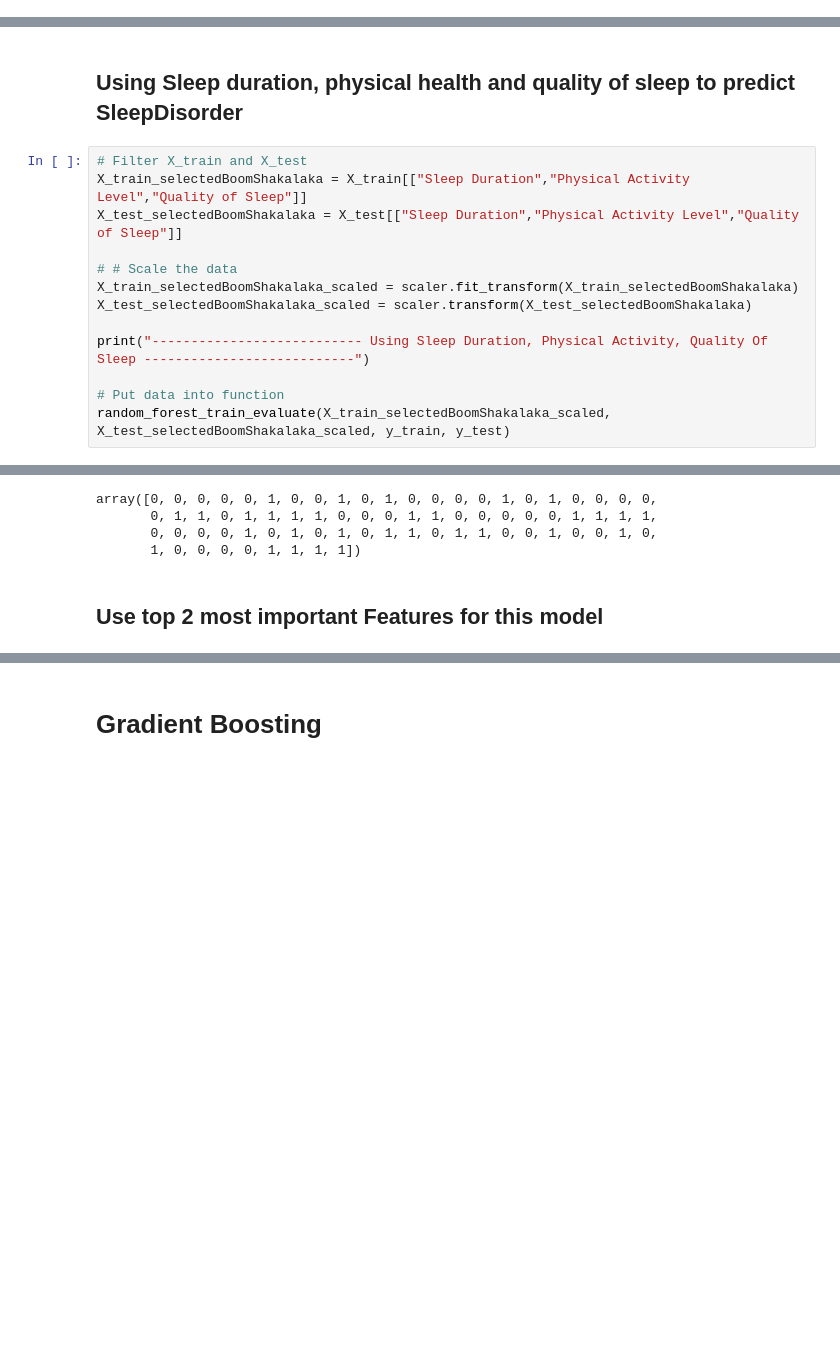
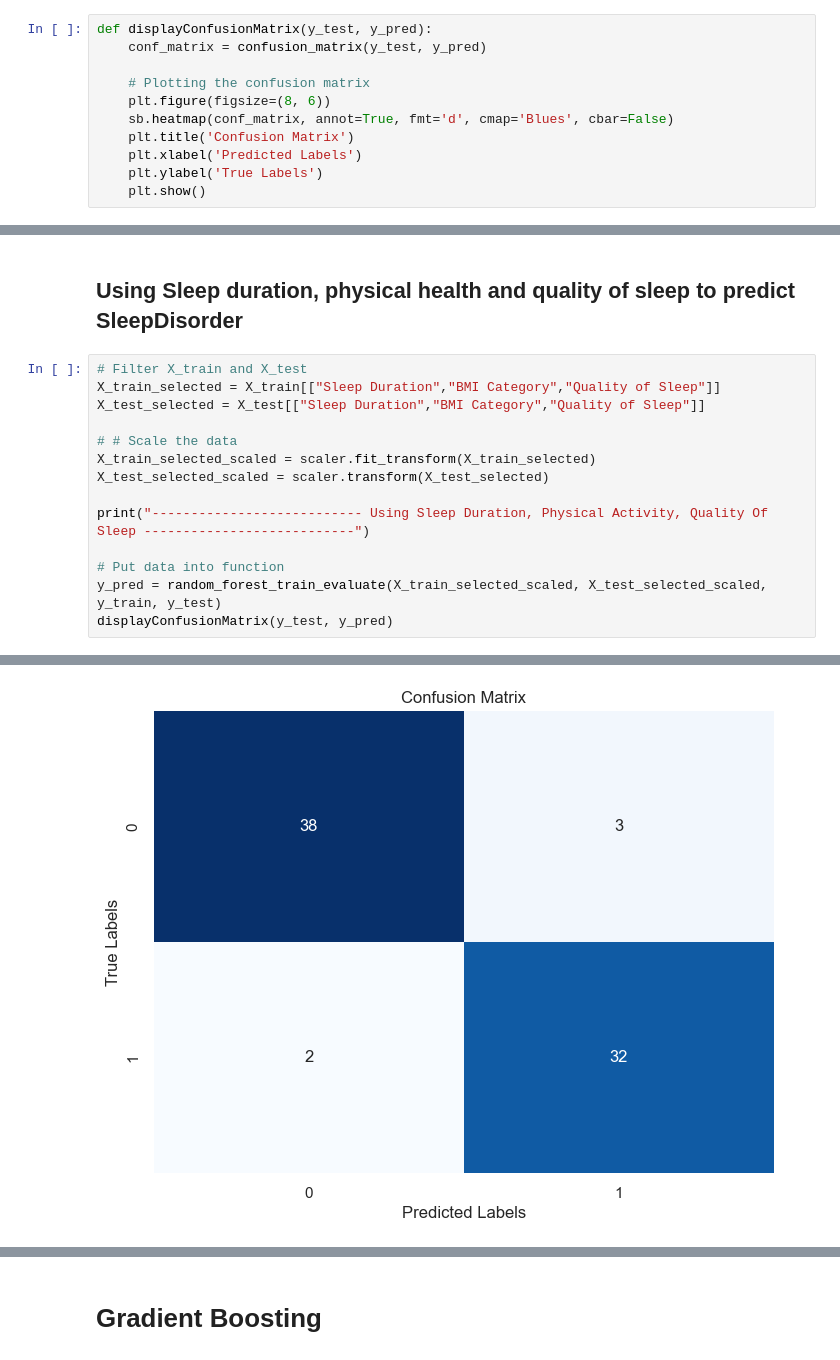
Before and after one commit to GrassjellyMoab/SC1015_MiniProject, a Jupyter notebook: SleepDisorderPred.ipynb, the cells around one changed output, grey strips where cells are left out. Drawn from its saved outputs; the diff is of its cells as text; blank space fills up the shorter version.

```diff
--- a/SleepDisorderPred.ipynb
+++ b/SleepDisorderPred.ipynb
@@ -73,3 +99,14 @@ X_test_scaled = scaler.transform(X_test)
+# %%
+def displayConfusionMatrix(y_test, y_pred):
+    conf_matrix = confusion_matrix(y_test, y_pred)
+
+    # Plotting the confusion matrix
+    plt.figure(figsize=(8, 6))
+    sb.heatmap(conf_matrix, annot=True, fmt='d', cmap='Blues', cbar=False)
+    plt.title('Confusion Matrix')
+    plt.xlabel('Predicted Labels')
+    plt.ylabel('True Labels')
+    plt.show()
 # %% [markdown]
 # Use logistic Regression Model
 ## Base case model (most simple)
@@ -293,16 +283,17 @@ def random_forest_train_evaluate(X_train_scaled, X_test_scaled, y_train, y_test)
 ## Using Sleep duration, physical health and quality of sleep to predict SleepDisorder
 # %%
 # Filter X_train and X_test
-X_train_selectedBoomShakalaka = X_train[["Sleep Duration","Physical Activity Level","Quality of Sleep"]]
-X_test_selectedBoomShakalaka = X_test[["Sleep Duration","Physical Activity Level","Quality of Sleep"]]
+X_train_selected = X_train[["Sleep Duration","BMI Category","Quality of Sleep"]]
+X_test_selected = X_test[["Sleep Duration","BMI Category","Quality of Sleep"]]
 
 # # Scale the data
-X_train_selectedBoomShakalaka_scaled = scaler.fit_transform(X_train_selectedBoomShakalaka)
-X_test_selectedBoomShakalaka_scaled = scaler.transform(X_test_selectedBoomShakalaka)
+X_train_selected_scaled = scaler.fit_transform(X_train_selected)
+X_test_selected_scaled = scaler.transform(X_test_selected)
 
 print("--------------------------- Using Sleep Duration, Physical Activity, Quality Of Sleep ---------------------------")
 
 # Put data into function
-random_forest_train_evaluate(X_train_selectedBoomShakalaka_scaled, X_test_selectedBoomShakalaka_scaled, y_train, y_test)
+y_pred = random_forest_train_evaluate(X_train_selected_scaled, X_test_selected_scaled, y_train, y_test)
+displayConfusionMatrix(y_test, y_pred)
 # %% [output]
 --------------------------- Using Sleep Duration, Physical Activity, Quality Of Sleep ---------------------------
@@ -320,6 +311 @@ weighted avg       0.94      0.93      0.93        75
-array([0, 0, 0, 0, 0, 1, 0, 0, 1, 0, 1, 0, 0, 0, 0, 1, 0, 1, 0, 0, 0, 0,
-       0, 1, 1, 0, 1, 1, 1, 1, 0, 0, 0, 1, 1, 0, 0, 0, 0, 0, 1, 1, 1, 1,
-       0, 0, 0, 0, 1, 0, 1, 0, 1, 0, 1, 1, 0, 1, 1, 0, 0, 1, 0, 0, 1, 0,
-       1, 0, 0, 0, 0, 1, 1, 1, 1])
+[figure, added]
-# %% [markdown]
-## Use top 2 most important Features for this model
```
Also changed, not shown: parts of 57 cells of this notebook.
